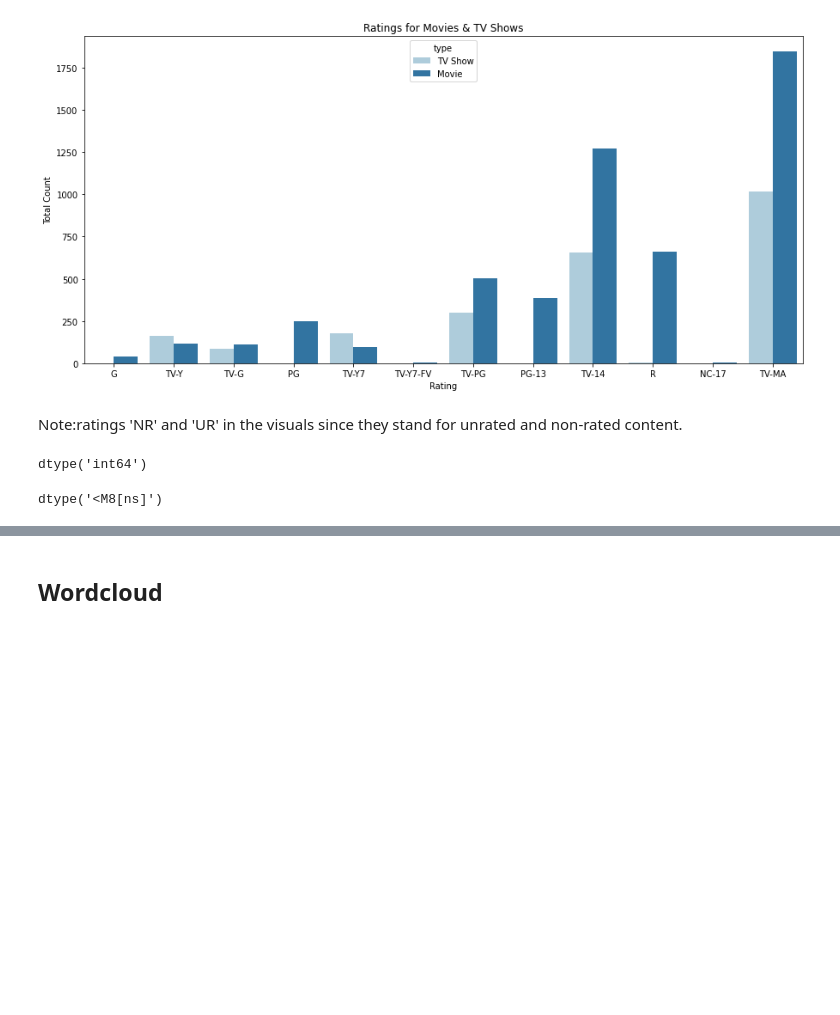
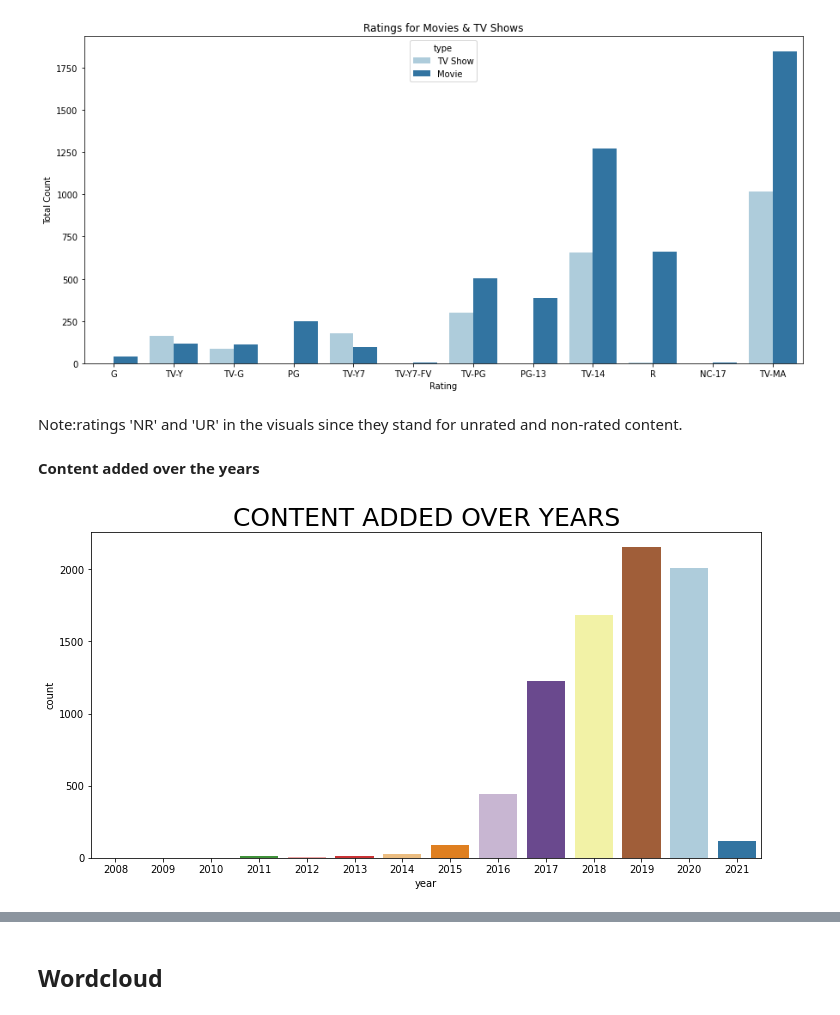
Before and after one commit to aditi10998/Netflix_movies_and_TV_shows, a Jupyter notebook: NETFLIX_MOVIES_AND_TV_SHOWS_CLUSTERING.ipynb, the cells around one changed output, grey strips where cells are left out. Saved outputs shown, nothing was run; the diff lists cells and outputs as text; code cells hidden in the pictures; blank space fills up the shorter version.

Commit message:
Visualizations

```diff
--- a/NETFLIX_MOVIES_AND_TV_SHOWS_CLUSTERING.ipynb
+++ b/NETFLIX_MOVIES_AND_TV_SHOWS_CLUSTERING.ipynb
@@ -273,7 +283,3 @@ plt.show()
 [figure]
 # %% [markdown]
 Note:ratings 'NR' and 'UR' in the visuals since they stand for unrated and non-rated content.
-# %%
-Netflix_df['release_year'].dtype
-# %% [output]
-dtype('int64')
@@ -282,4 +286,9 @@ Netflix_df['release_year']=pd.to_datetime(Netflix_df['release_year'])
-# %%
-Netflix_df['release_year'].dtype
-# %% [output]
-dtype('<M8[ns]')
+# %% [markdown]
+ **Content added over the years**
+# %%
+plt.figure(figsize=(12,6))
+sns.countplot(Netflix_df["year"],palette='Paired')
+plt.title("CONTENT ADDED OVER YEARS",fontsize=25)
+plt.show()
+# %% [output]
+[figure, added]
```
Also changed, not shown: parts of 11 cells of this notebook.
